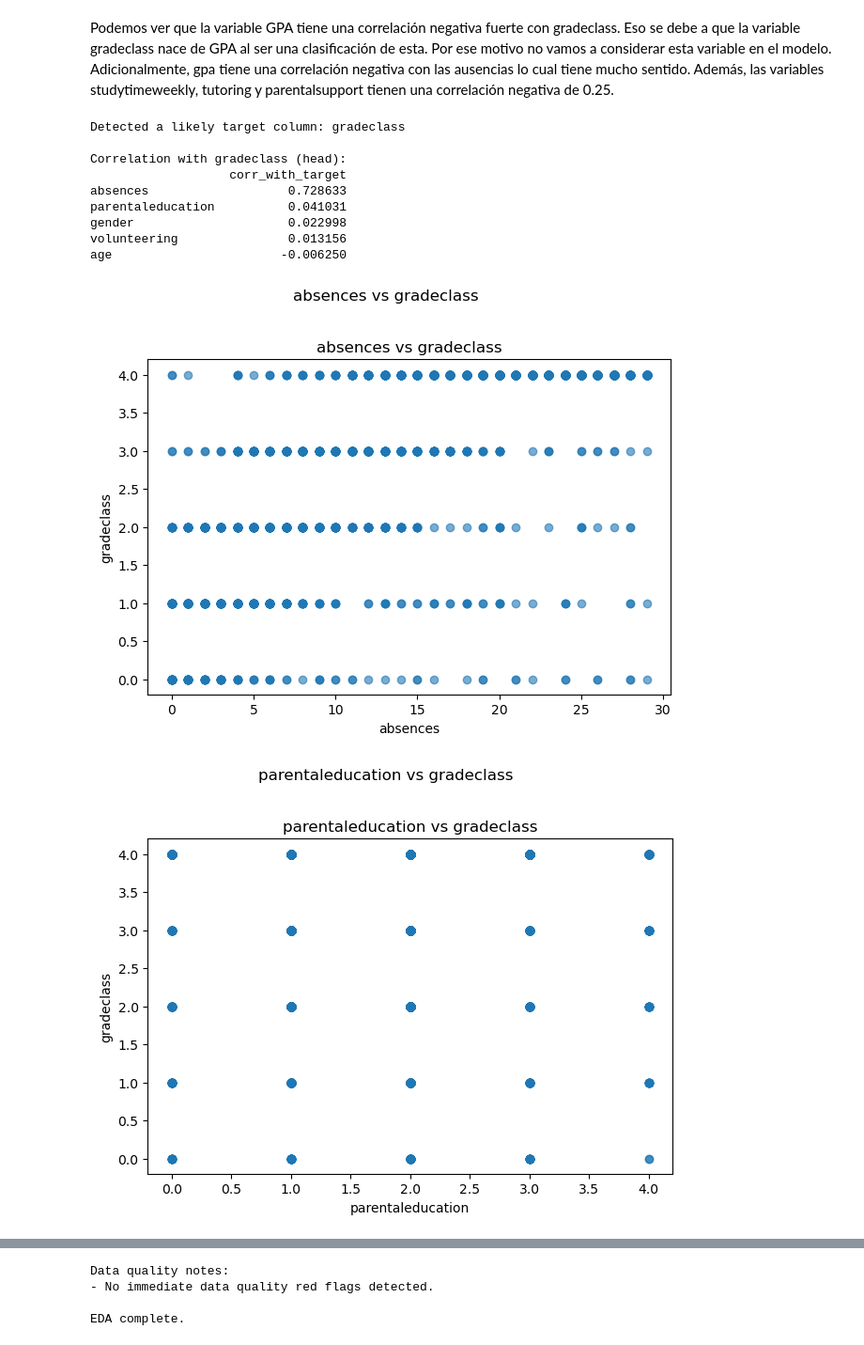
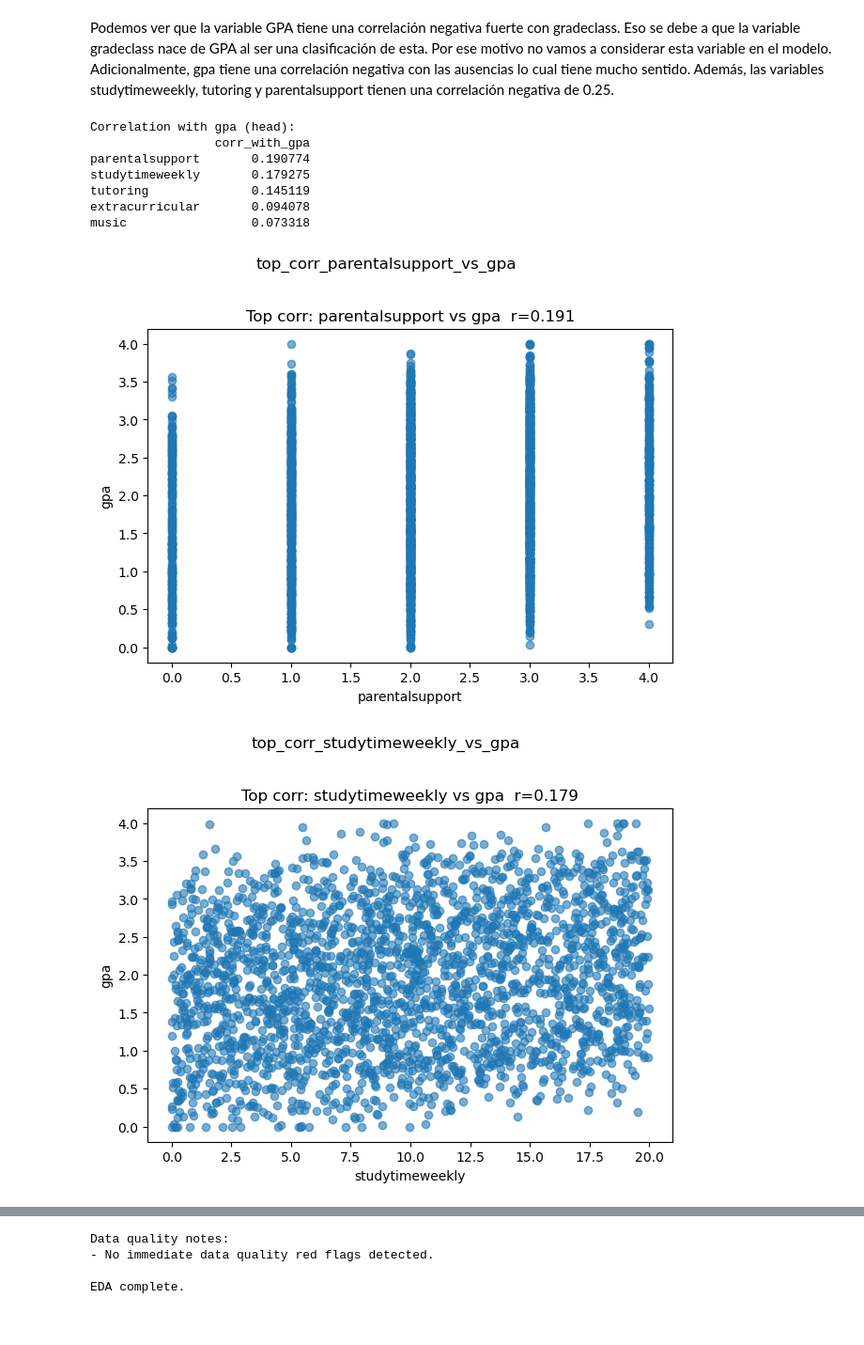
Before and after one commit to lauranagamine1/ca2-Mlops-Toolkit, a Jupyter notebook: EDA.ipynb, the cells around one changed output, grey strips where cells are left out. Shown at 94% size. Drawn from its saved outputs; the diff is of its cells as text; code cells hidden in the pictures.

```diff
--- a/EDA.ipynb
+++ b/EDA.ipynb
@@ -226,38 +226,51 @@ Adicionalmente, gpa tiene una correlación negativa con las ausencias lo cual ti
 Además, las variables studytimeweekly, tutoring y parentalsupport tienen una correlación negativa de 0.25.
 # %%
 # ---------- Target-aware quick looks ----------
-target = find_target(df, num_cols)
-if target:
-    print(f"\nDetected a likely target column: {target}")
-    # Numeric predictors vs target
+# Definimos gpa como target fijo
+target = "gpa"
+
+if target in df.columns:
+    # columnas numéricas excepto gpa
     others = [c for c in num_cols if c != target]
     if others:
-        corrs = corr[target].drop(labels=[target]).sort_values(ascending=False)
-        safe_show_df(corrs.to_frame("corr_with_target"), f"Correlation with {target}")
+        # matriz de correlaciones
+        corr = df[num_cols].corr(numeric_only=True)
 
-        # top scatter pairs
-        top_pairs = corrs.dropna().head(3).index.tolist()
-        for c in top_pairs:
+        # correlaciones de gpa con las otras
+        corrs = corr.loc[others, target].dropna()
+
+        # mostramos tabla ordenada
+        safe_show_df(
+            corrs.sort_values(ascending=False).to_frame("corr_with_gpa"),
+            "Correlation with gpa"
+        )
+
+        # Top 5 correlaciones más altas
+        top5 = corrs.sort_values(ascending=False).head(5)
+        for c, val in top5.items():
             fig = plt.figure()
             plt.scatter(df[c], df[target], alpha=0.6)
             plt.xlabel(c)
             plt.ylabel(target)
-            plt.title(f"{c} vs {target}")
-            save_or_show(fig, f"{c} vs {target}")
+            plt.title(f"Top corr: {c} vs {target}  r={val:.3f}")
+            save_or_show(fig, f"top_corr_{c}_vs_{target}")
 
-    # Categorical group means of target
-    for c in cat_cols:
-        grp = df.groupby(c, dropna=False)[target].agg(["count", "mean"]).sort_values("mean", ascending=False).head(TOP_N_CATS)
-        safe_show_df(grp, f"{c} groups ranked by mean {target}")
+        # Menor correlación
+        min_col = corrs.idxmin()
+        min_val = corrs[min_col]
+        fig = plt.figure()
+        plt.scatter(df[min_col], df[target], alpha=0.6)
+        plt.xlabel(min_col)
+        plt.ylabel(target)
+        plt.title(f"Menor corr: {min_col} vs {target}  r={min_val:.3f}")
+        save_or_show(fig, f"min_corr_{min_col}_vs_{target}")
 # %% [output]
-Detected a likely target column: gradeclass
-
-Correlation with gradeclass (head):
-                   corr_with_target
-absences                   0.728633
-parentaleducation          0.041031
-gender                     0.022998
-volunteering               0.013156
-age                       -0.006250
+Correlation with gpa (head):
+                 corr_with_gpa
+parentalsupport       0.190774
+studytimeweekly       0.179275
+tutoring              0.145119
+extracurricular       0.094078
+music                 0.073318
-[figure, old version]
+[figure, new version]
-[figure, old version]
+[figure, new version]
```
Also changed, not shown: parts of 2 cells of this notebook.
